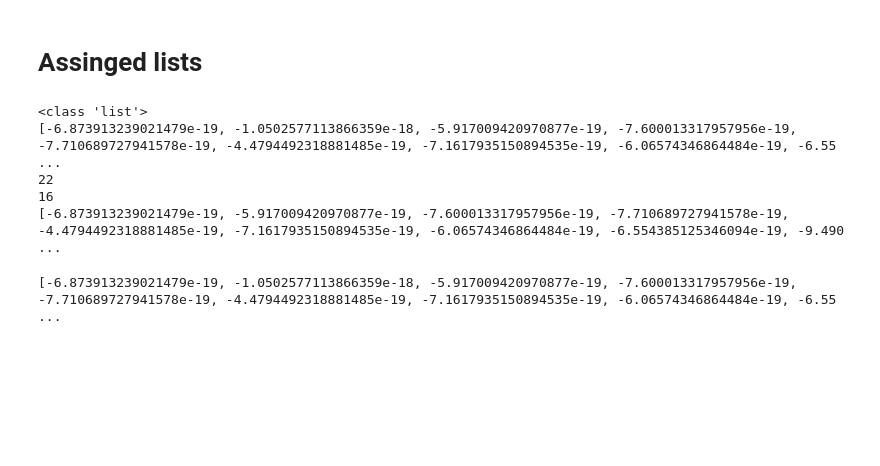
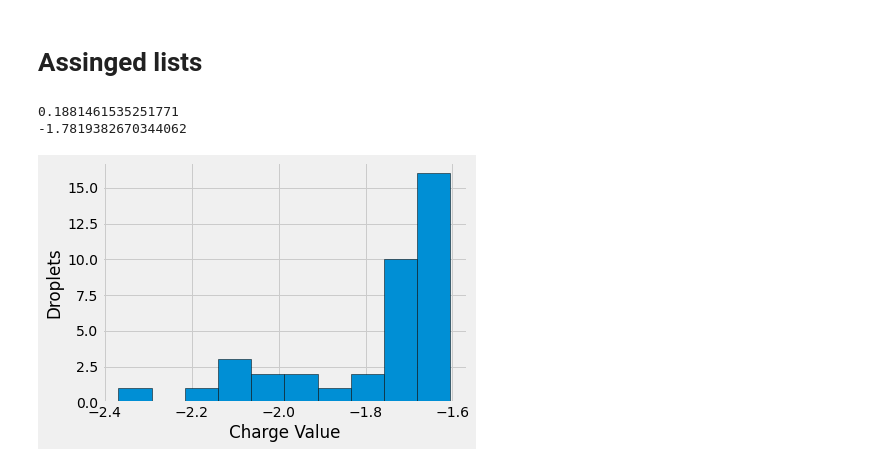
Before and after one commit to Drixitel/134-Lab-Spring-2023, a Jupyter notebook: Millikan/Code/Millikan-Code/Oil-Drop-V2.ipynb, the cells around one changed output. Cells and saved outputs as stored; diff of their text form; code cells hidden in the pictures; blank space fills up the shorter version.

```diff
--- a/Millikan/Code/Millikan-Code/Oil-Drop-V2.ipynb
+++ b/Millikan/Code/Millikan-Code/Oil-Drop-V2.ipynb
@@ -459,0 +551,5 @@ qAV_vel_notav = q_vel_notav_reshape.mean(axis =1)
+# %%
+e_val_velnotav = np.loadtxt('e_list.txt', delimiter=',', dtype=float)[:-2]
+e_val_velav = np.loadtxt('e2_list.txt', delimiter=',', dtype=float)
+print(e_val_velnotav)
+print(len(e_val_velnotav))
@@ -488,23 +578,21 @@ r_velav_up, q_velav_update = Radii_Charge_VelAVERAGED(drops_no_ionization_update
-# %%
-qup2 = list.copy(q_velav_update)
-print(type(qup2))
-print(qup2)
-print(len(qup2))
-qup2.remove(-1.6504041429965768e-18)
-qup2.remove(-1.182139447494966e-18)
-qup2.remove(-2.244065870443179e-18)
-qup2.remove(-1.3561271708704943e-18)
-qup2.remove(-2.451659808055388e-18)
-qup2.remove(-1.0502577113866359e-18)
-print(len(qup2))
-print(qup2)
-# %% [output]
-<class 'list'>
-[-6.873913239021479e-19, -1.0502577113866359e-18, -5.917009420970877e-19, -7.600013317957956e-19, -7.710689727941578e-19, -4.4794492318881485e-19, -7.1617935150894535e-19, -6.06574346864484e-19, -6.55 ...
-22
-16
-[-6.873913239021479e-19, -5.917009420970877e-19, -7.600013317957956e-19, -7.710689727941578e-19, -4.4794492318881485e-19, -7.1617935150894535e-19, -6.06574346864484e-19, -6.554385125346094e-19, -9.490 ...
-# %%
-print(q_velav_update)
-# %% [output]
-[-6.873913239021479e-19, -1.0502577113866359e-18, -5.917009420970877e-19, -7.600013317957956e-19, -7.710689727941578e-19, -4.4794492318881485e-19, -7.1617935150894535e-19, -6.06574346864484e-19, -6.55 ...
+# %%
+# print(np.average(e_val_velav))
+# print(np.std(e_val_velav))
+sigma = np.std(e_val_velnotav)/(10**(-19))
+mu = np.average(e_val_velnotav)/(10**(-19))
+print(sigma)
+print(mu)
+# %% [output]
+0.1881461535251771
+-1.7819382670344062
+# %%
+plt.style.use('fivethirtyeight')
+n_bins = []
+e = e_val_velnotav/(10**(-19))
+plt.hist(e, 10, edgecolor ='black') # log =True give more but... not needed
+plt.tight_layout()
+plt.xlabel("Charge Value")
+plt.ylabel("Droplets")
+plt.show()
+# %% [output]
+[figure, added]
```
Also changed, not shown: parts of 18 cells of this notebook, 13 other files.
